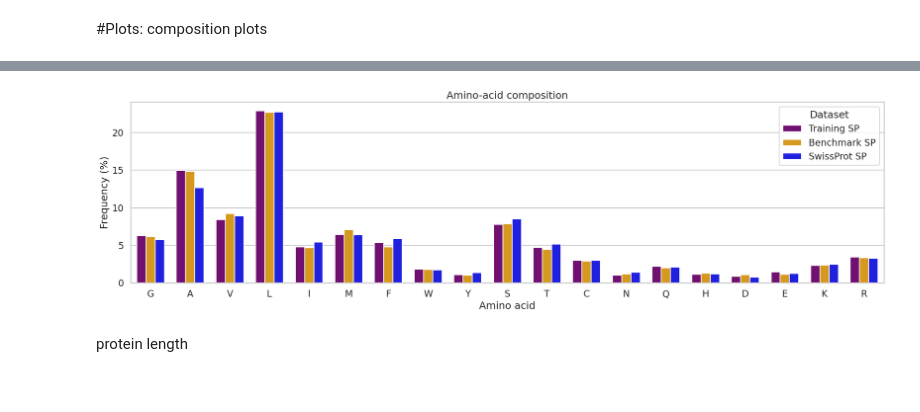
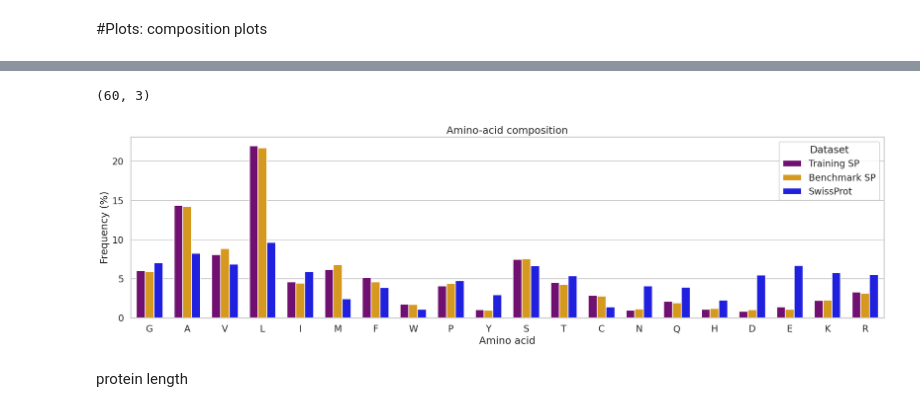
Before and after one commit to sajjadrezvani/SigPep-LB2, a Jupyter notebook: notebooks/Data_Analysis_Only.ipynb, the cells around one changed output, grey strips where cells are left out. Saved outputs shown, nothing was run; the diff lists cells and outputs as text; code cells hidden in the pictures.

```diff
--- a/notebooks/Data_Analysis_Only.ipynb
+++ b/notebooks/Data_Analysis_Only.ipynb
@@ -161,7 +161,7 @@ bench_sp = [
                               ["accession","cleavage_position"]].dropna().values
 ]
 # %%
-AA = list("GAVLIMFWYSTCNQHDEKR")
+AA = list("GAVLIMFWPYSTCNQHDEKR")
 
 def composition(seqs, name):
     c = Counter("".join(seqs))
@@ -218,8 +232,22 @@ swissprot_sp
 # %%
 train_sp
+# %%
+AA = list("GAVLIMFWPYSTCNQHDEKR")
+
+def composition(seqs, name):
+    c = Counter("".join(seqs))
+    total = sum(c[a] for a in AA)
+
+    return pd.DataFrame({
+        "AA": AA,
+        "Frequency": [100 * c[a] / total for a in AA],
+        "Dataset": name
+    })
 # %%
 composition_data = pd.concat([
     composition(train_sp, "Training SP"),
     composition(bench_sp, "Benchmark SP"),
-    composition(swissprot_sp, "SwissProt SP")
-])
+    swissprot_df
+], ignore_index=True)
+
+composition_data
@@ -242,27 +272,31 @@ plot_data
+# %%
+print(composition_data.shape)
+# %% [output]
+(60, 3)
 # %%
 plt.figure(figsize=(20,6))
 
 sns.barplot(
     data=composition_data,
     x="AA",
     y="Frequency",
     hue="Dataset",
     order=AA,
     width=0.7,
     palette={
         "Training SP": "purple",
         "Benchmark SP": "#F4A300",
-        "SwissProt SP": "blue"
+        "SwissProt": "blue"
     }
 )
 
 plt.xlabel("Amino acid")
 plt.ylabel("Frequency (%)")
 plt.title("Amino-acid composition")
 plt.tight_layout()
 plt.show()
 # %% [output]
-[figure, old version]
+[figure, new version]
 # %% [markdown]
 protein length
 # %%
```
Also changed, not shown: parts of 8 cells of this notebook.
